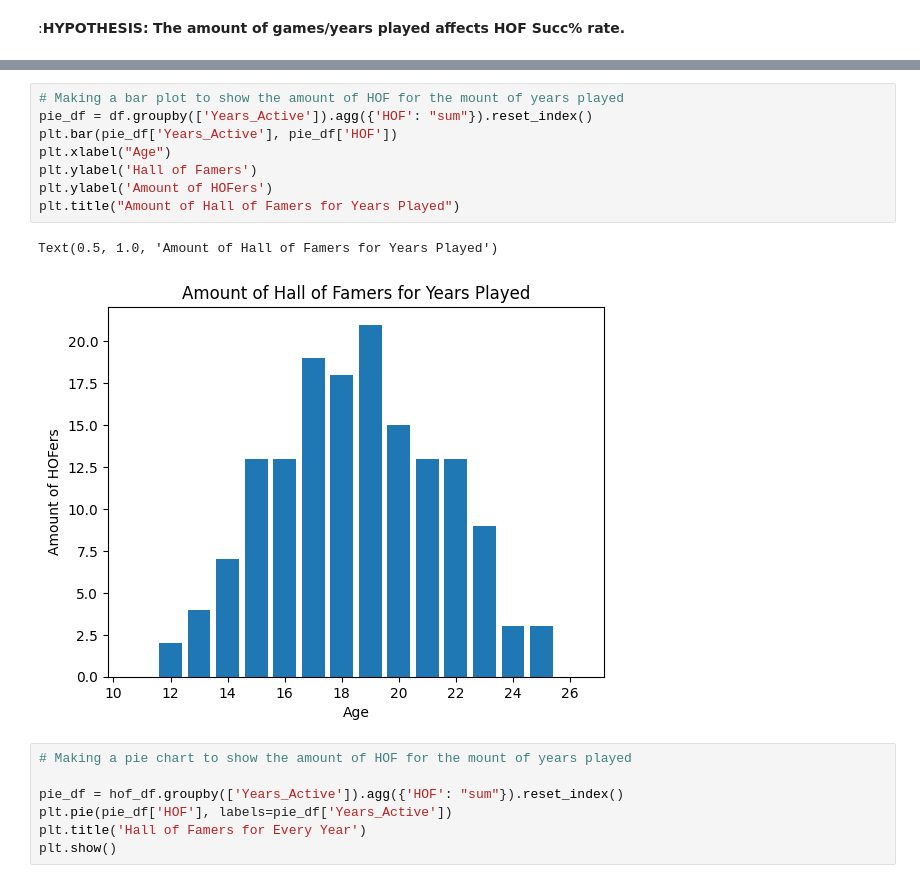
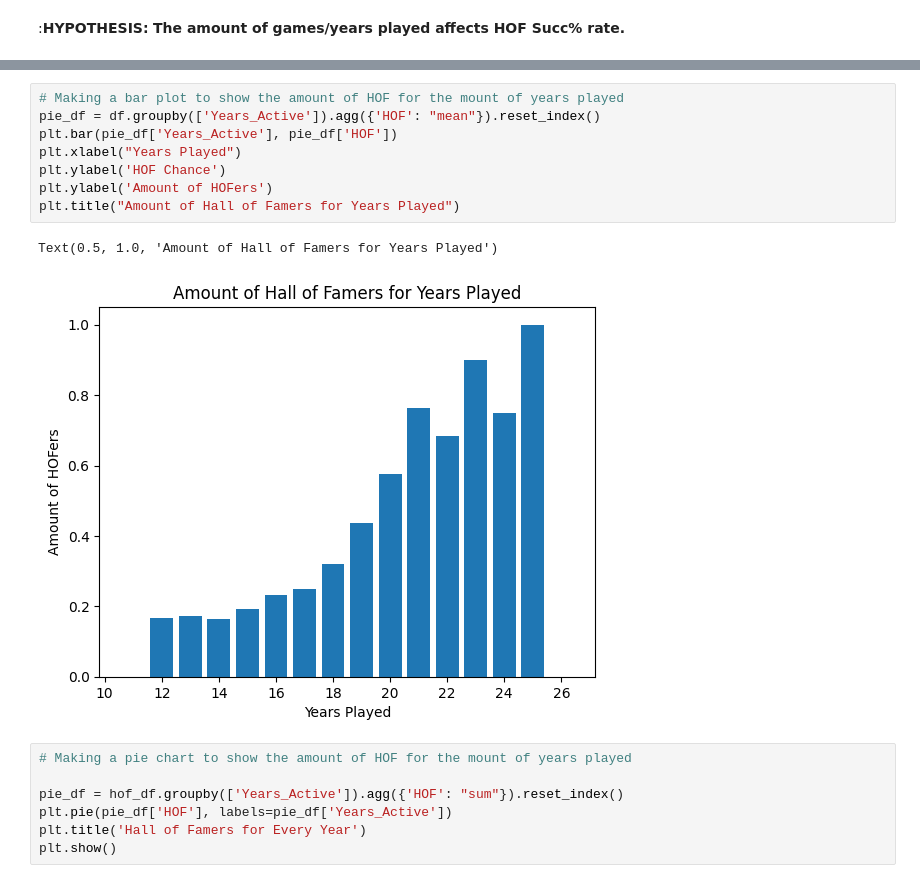
Before and after one commit to A-Peoples/DSRP_Project, a Jupyter notebook: Data_Science_Project_2025.ipynb, the cells around one changed output, grey strips where cells are left out. Cells and saved outputs as stored; diff of their text form.

```diff
--- a/Data_Science_Project_2025.ipynb
+++ b/Data_Science_Project_2025.ipynb
@@ -200,14 +237,14 @@ Text(0.5, 1.0, 'Hall of Fame Percentage for Major Stats Divided by Games')
 # %%
 # Making a bar plot to show the amount of HOF for the mount of years played
-pie_df = df.groupby(['Years_Active']).agg({'HOF': "sum"}).reset_index()
+pie_df = df.groupby(['Years_Active']).agg({'HOF': "mean"}).reset_index()
 plt.bar(pie_df['Years_Active'], pie_df['HOF'])
-plt.xlabel("Age")
-plt.ylabel('Hall of Famers')
+plt.xlabel("Years Played")
+plt.ylabel('HOF Chance')
 plt.ylabel('Amount of HOFers')
 plt.title("Amount of Hall of Famers for Years Played")
 # %% [output]
 Text(0.5, 1.0, 'Amount of Hall of Famers for Years Played')
-[figure, old version]
+[figure, new version]
 # %%
 # Making a pie chart to show the amount of HOF for the mount of years played
 
```
Also changed, not shown: parts of 11 cells of this notebook.
